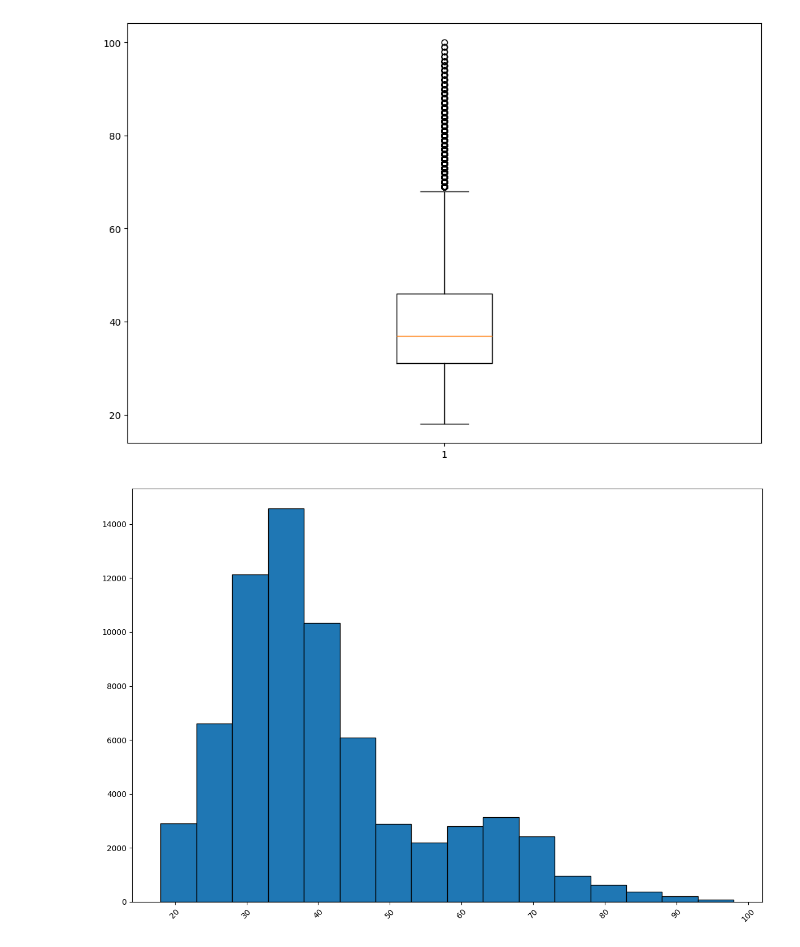
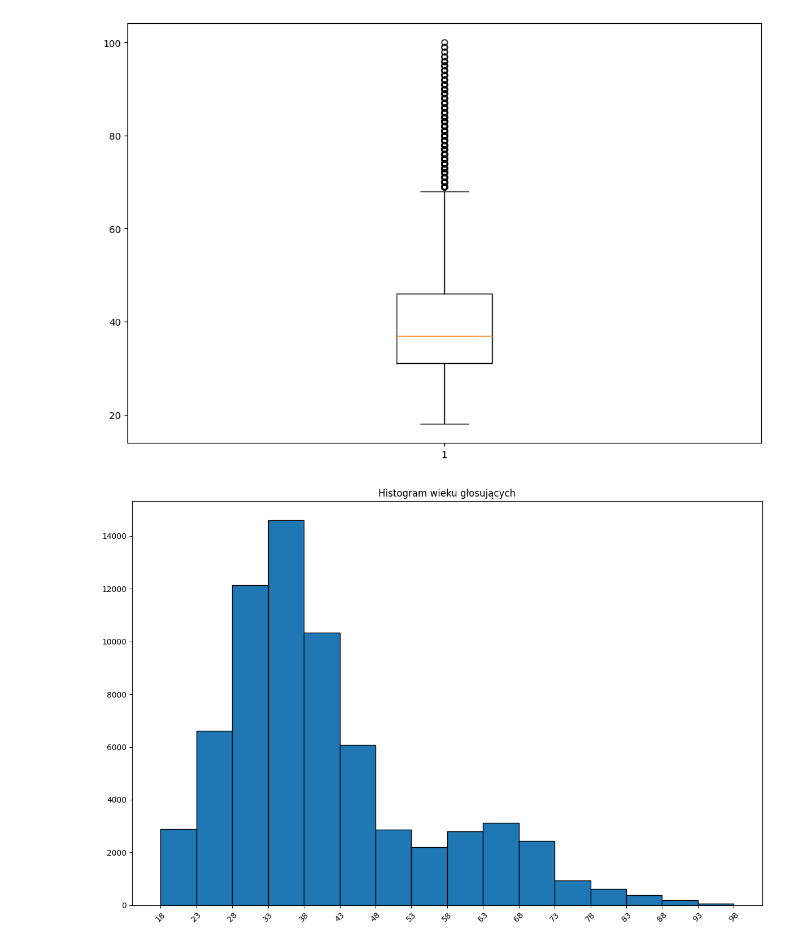
Before and after one commit to Vektor79/Zadania, a Jupyter notebook: 05_Wykresy/Materiały_na_zjazd/02_Wykresy/03_Zaawansowane wykresy/3_Wrocławski budżet partycypacyjny.ipynb, the cells around one changed output. Saved outputs shown, nothing was run; the diff lists cells and outputs as text; code cells hidden in the pictures.

```diff
--- a/05_Wykresy/Materiały_na_zjazd/02_Wykresy/03_Zaawansowane wykresy/3_Wrocławski budżet partycypacyjny.ipynb
+++ b/05_Wykresy/Materiały_na_zjazd/02_Wykresy/03_Zaawansowane wykresy/3_Wrocławski budżet partycypacyjny.ipynb
@@ -108,23 +108,28 @@ plt.show()
 # %%
 fig, ax = plt.subplots(figsize=(12, 8))
 
 # wzór ile ma być "koszyków" w zbiorze czyli tych przedziałów na osi
 # bins = range(18, 100, 5)
 # robię sobie z tego listę i wrzucam do bins w histogramie(ax.hist)
 
 bins = list(range(18, 100, 5))
 
 ax.hist(df["Wiek"], bins=bins, edgecolor="black")
 # edgecolor do tego że jak słupki "się dotykają" to edgecolor je rozdzieli
 
+ax.set_title("Histogram wieku głosujących")
+
+
+
+
+plt.xticks(bins, rotation=45)
 
 
 
 
 
-plt.xticks(rotation=45)
 
 plt.tight_layout()
 plt.show()
 # %% [output]
-[figure, old version]
+[figure, new version]
```
